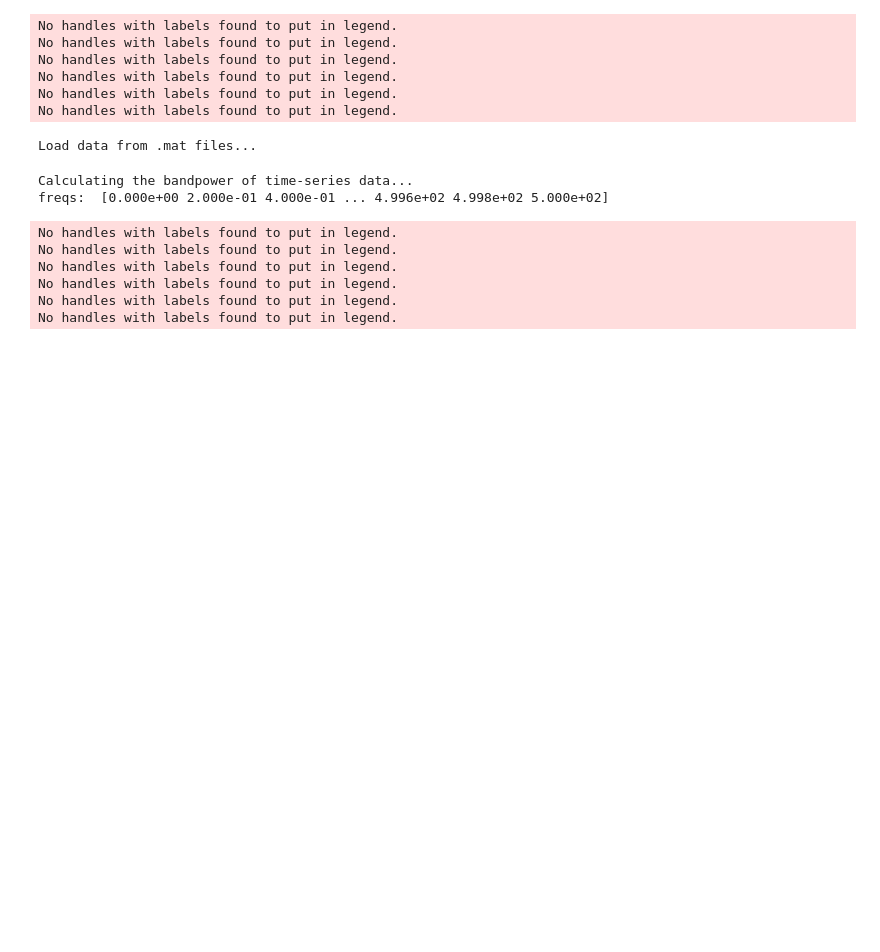
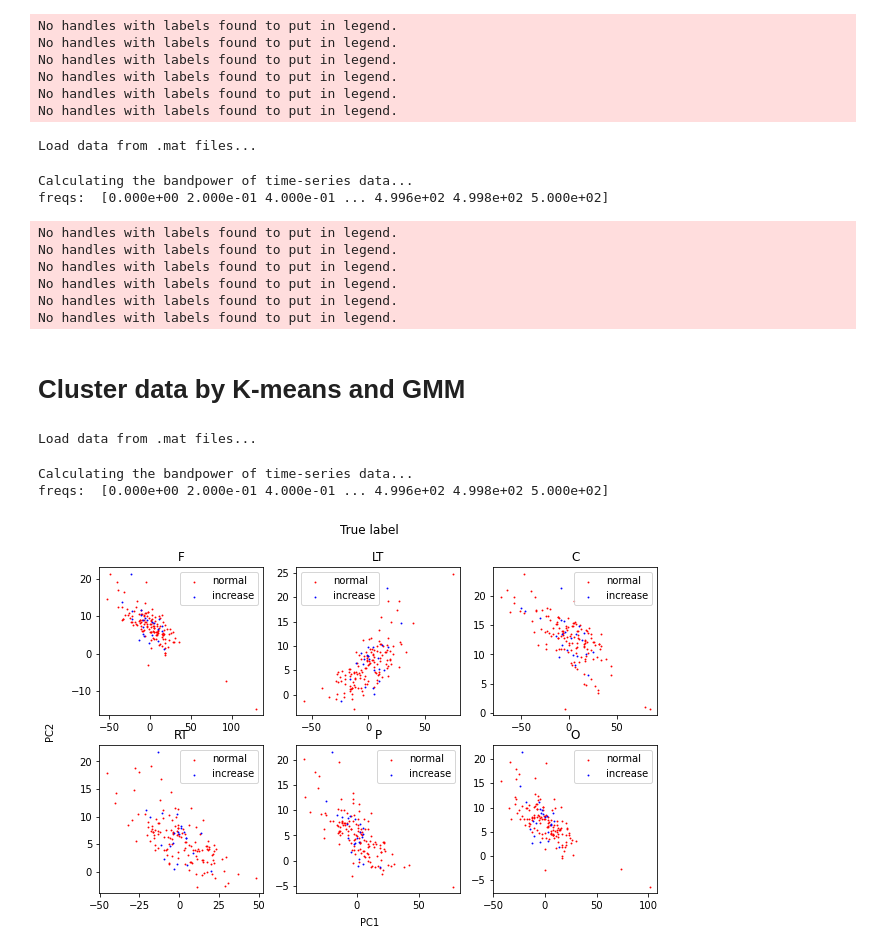
Before and after one commit to hundredball/Classroom_stress, a Jupyter notebook: data_analysis.ipynb, the cells around one changed output. Drawn from its saved outputs; the diff is of its cells as text; code cells hidden in the pictures; blank space fills up the shorter version.

Commit message:
Add clustering analysis

```diff
--- a/data_analysis.ipynb
+++ b/data_analysis.ipynb
@@ -450,7 +456,6 @@ for label_format in range(1,4):
         plt.xlabel('Frequency (Hz)')
         plt.ylabel('pvalue')
         plt.title('Unpaired t-test (%d) of region %s'%(label_format,df_all['channels'][0][i]))
-        plt.legend()
         plt.savefig('./results/PSD_raw_images_regions/t-test_label%d_region_%s.png'%(label_format,df_all['channels'][0][i]))
         plt.close()
 # %% [output]
@@ -481,3 +486,5 @@ No handles with labels found to put in legend.
 No handles with labels found to put in legend.
 No handles with labels found to put in legend.
 No handles with labels found to put in legend.
+# %% [markdown]
+# Cluster data by K-means and GMM
@@ -483,0 +513,30 @@ No handles with labels found to put in legend.
+# %%
+EEG_list, labels, df_all = dataloader.read_data(label_format=1)
+
+# Remove bad trials
+EEG_list, labels, df_all = preprocessing.remove_trials(EEG_list, labels, df_all)
+
+# Average into regions
+EEG_list = preprocessing.avg_channels_into_regions(EEG_list, df_all)
+
+# Transform into power
+low, high = list(range(1,50)), list(range(2,51))
+powers, psds, freqs = bandpower.get_bandpower(EEG_list, 1000, low=low, high=high, dB_scale=True)
+psds = np.array(psds)
+psds = psds[..., freqs<10]
+freqs = freqs[freqs<10]
+
+# PCA for each regions and select first and second component
+num_sample, num_channel = psds.shape[0], psds.shape[1]
+psds_PCA = np.zeros((num_sample, num_channel, 2))
+pca = PCA(n_components=2)
+for i in range(num_channel):
+    psds_PCA[:,i,:] = pca.fit_transform(psds[:,i,:])
+# %% [output]
+Load data from .mat files...
+Calculating the bandpower of time-series data...
+freqs:  [0.000e+00 2.000e-01 4.000e-01 ... 4.996e+02 4.998e+02 5.000e+02]
+# %%
+plot_components(psds_PCA, labels, df_all, 'True label')
+# %% [output]
+[figure, added]
```
Also changed, not shown: parts of 5 cells of this notebook, 1 other file.
